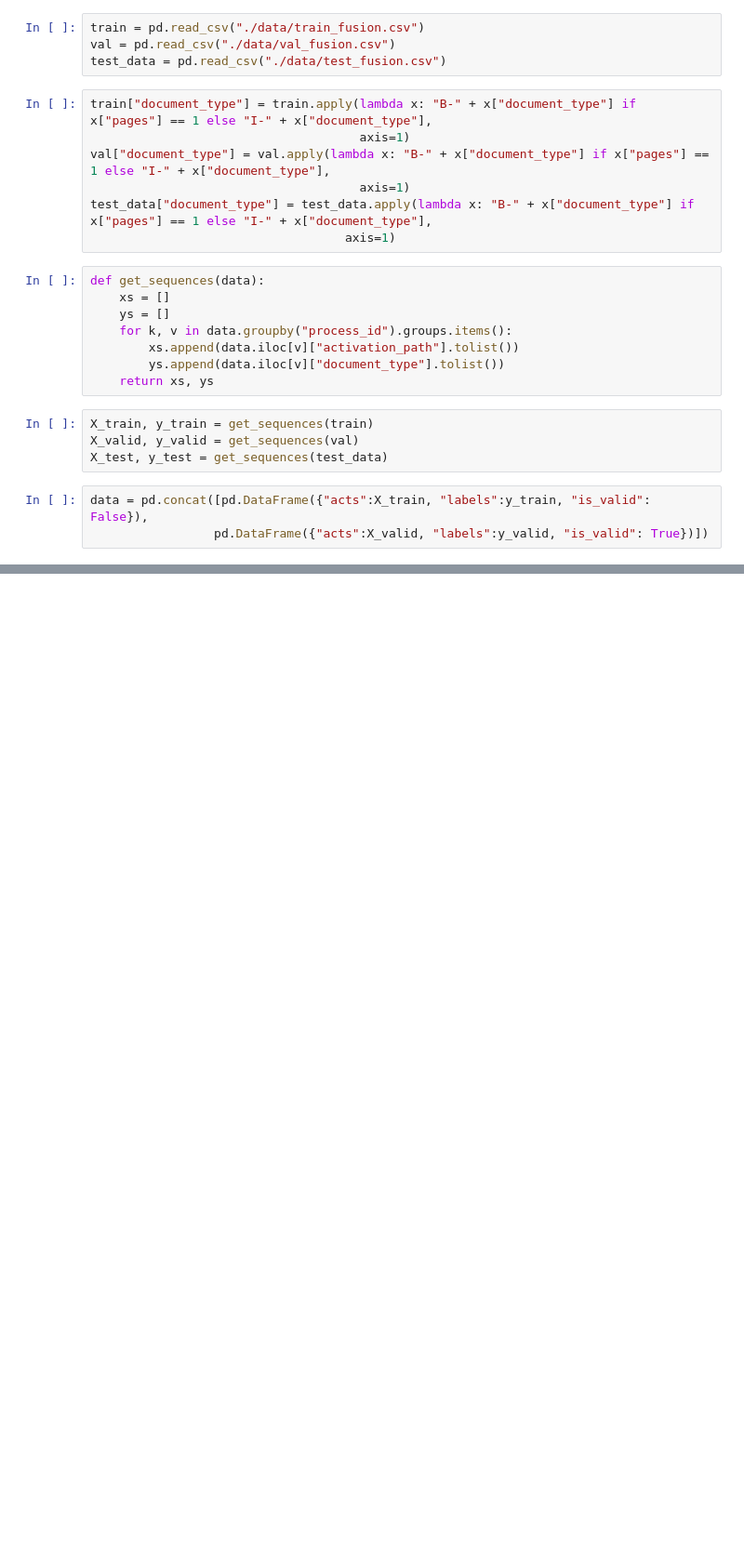
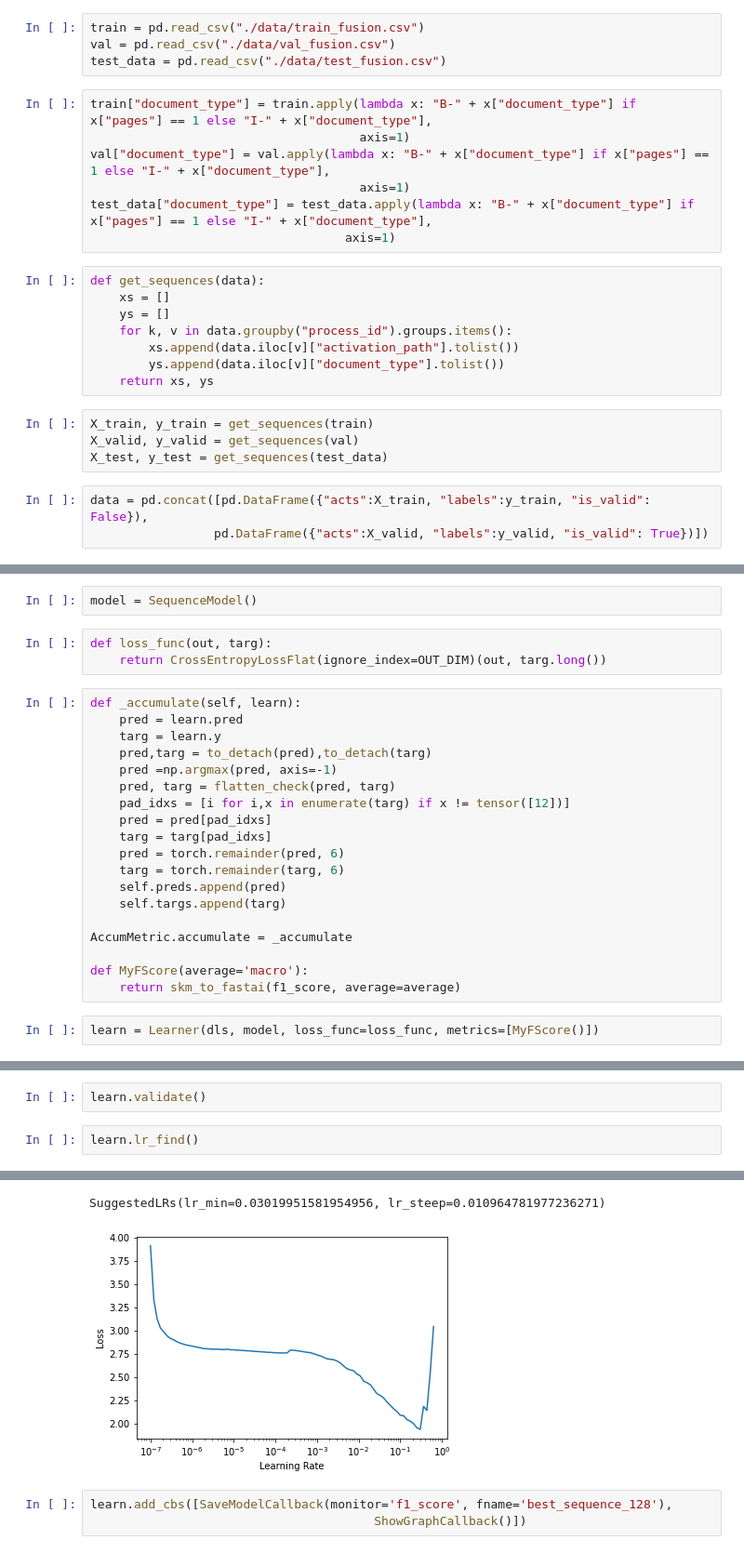
Before and after one commit to peluz/victor-visual-text, a Jupyter notebook: sequence_clf.ipynb, the cells around one changed output, grey strips where cells are left out. Shown: that part at 93% size. Cells and saved outputs as stored; diff of their text form; blank space fills up the shorter version.

Commit message:
implement f1 metric for sequence tagging and update results

```diff
--- a/sequence_clf.ipynb
+++ b/sequence_clf.ipynb
@@ -78,0 +126,26 @@ dls = dsets.dataloaders(dl_type=SortedDL, before_batch=pad_input)
+# %%
+model = SequenceModel()
+# %%
+def loss_func(out, targ):
+    return CrossEntropyLossFlat(ignore_index=OUT_DIM)(out, targ.long())
+# %%
+def _accumulate(self, learn):
+    pred = learn.pred
+    targ = learn.y
+    pred,targ = to_detach(pred),to_detach(targ)
+    pred =np.argmax(pred, axis=-1)
+    pred, targ = flatten_check(pred, targ)
+    pad_idxs = [i for i,x in enumerate(targ) if x != tensor([12])]
+    pred = pred[pad_idxs]
+    targ = targ[pad_idxs]
+    pred = torch.remainder(pred, 6)
+    targ = torch.remainder(targ, 6)
+    self.preds.append(pred)
+    self.targs.append(targ)
+
+AccumMetric.accumulate = _accumulate
+
+def MyFScore(average='macro'):
+    return skm_to_fastai(f1_score, average=average)
+# %%
+learn = Learner(dls, model, loss_func=loss_func, metrics=[MyFScore()])
@@ -78,0 +174,5 @@ dls = dsets.dataloaders(dl_type=SortedDL, before_batch=pad_input)
+# %%
+learn.validate()
+# %%
+learn.lr_find()
+# %% [output]
@@ -78,0 +180,5 @@ dls = dsets.dataloaders(dl_type=SortedDL, before_batch=pad_input)
+SuggestedLRs(lr_min=0.03019951581954956, lr_steep=0.010964781977236271)
+[figure, added]
+# %%
+learn.add_cbs([SaveModelCallback(monitor='f1_score', fname='best_sequence_128'),
+                                       ShowGraphCallback()])
```
Also changed, not shown: parts of 23 cells of this notebook, 2 other files.
